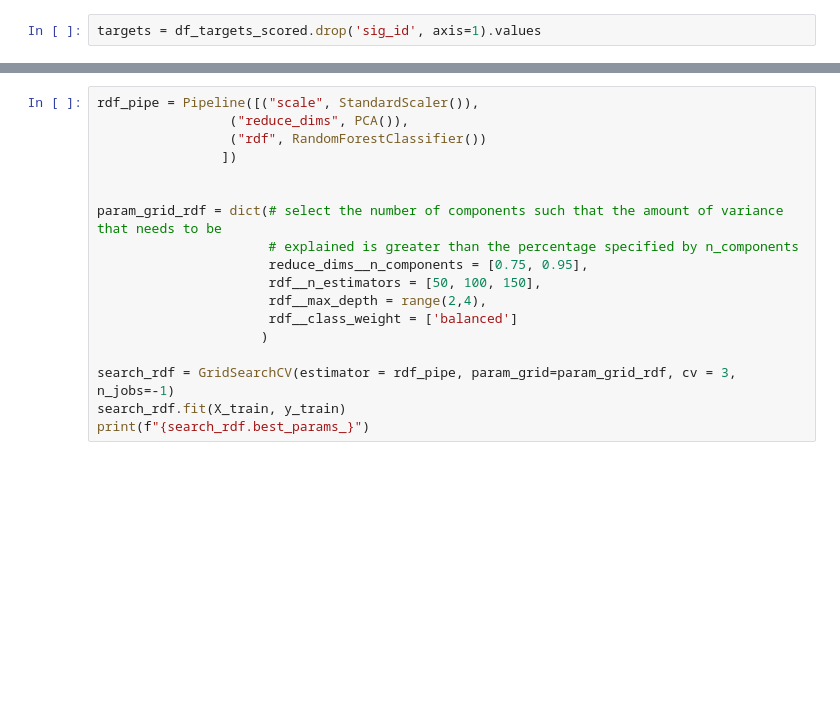
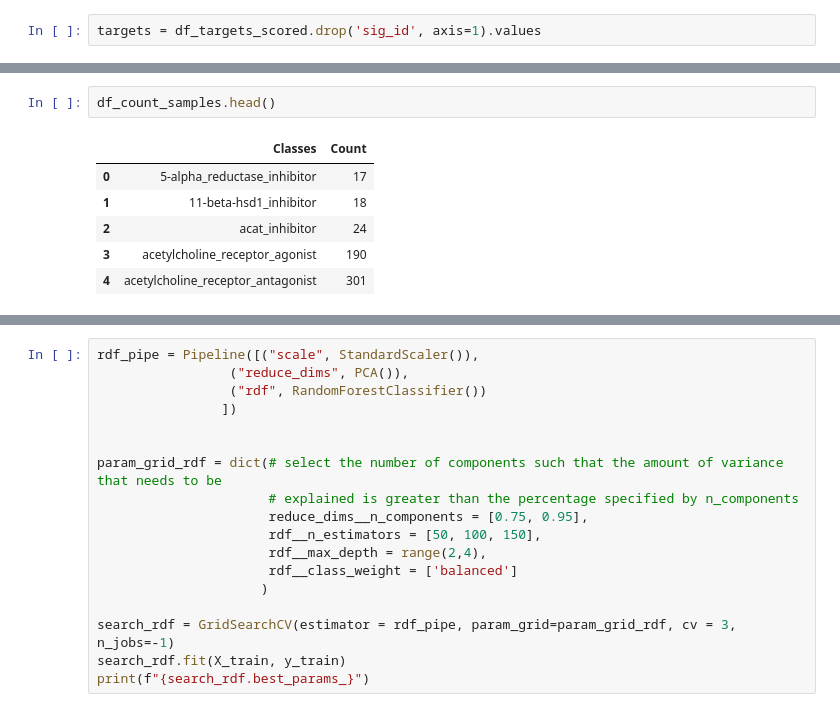
Before and after one commit to QingchuanLyu/Classifying-Mechanism-of-Action, a Jupyter notebook: Mechanisms of Action Classification.ipynb, the cells around one changed output, grey strips where cells are left out. Saved outputs shown, nothing was run; the diff lists cells and outputs as text; blank space fills up the shorter version.

```diff
--- a/Mechanisms of Action Classification.ipynb
+++ b/Mechanisms of Action Classification.ipynb
@@ -417,0 +456,9 @@ In this section, I build pipelines that combine PCA and cross-validation, and tr
+# %%
+df_count_samples.head()
+# %% [output]
+|  | Classes | Count |
+| 0 | 5-alpha_reductase_inhibitor | 17 |
+| 1 | 11-beta-hsd1_inhibitor | 18 |
+| 2 | acat_inhibitor | 24 |
+| 3 | acetylcholine_receptor_agonist | 190 |
+| 4 | acetylcholine_receptor_antagonist | 301 |
```
Also changed, not shown: parts of 25 cells of this notebook.
